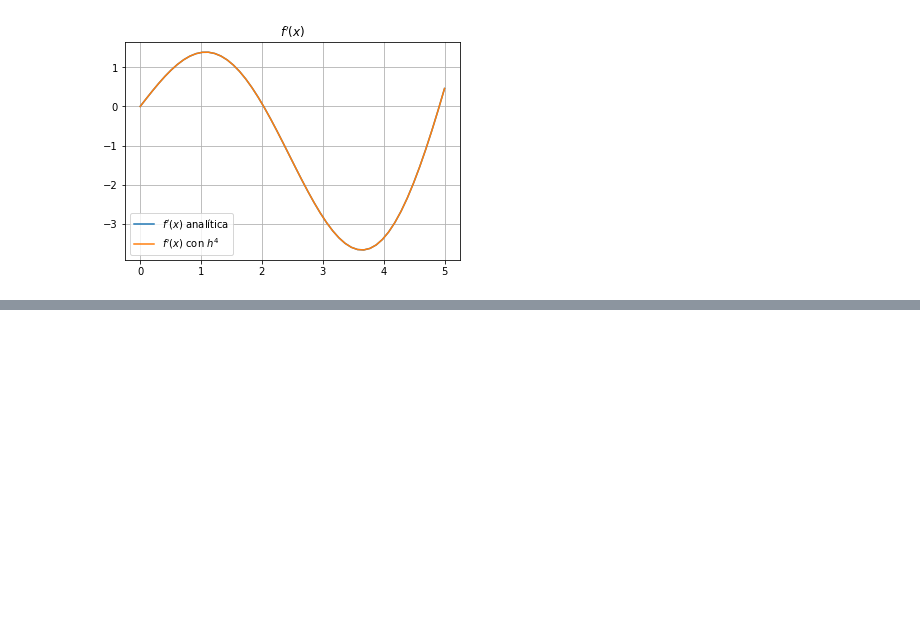
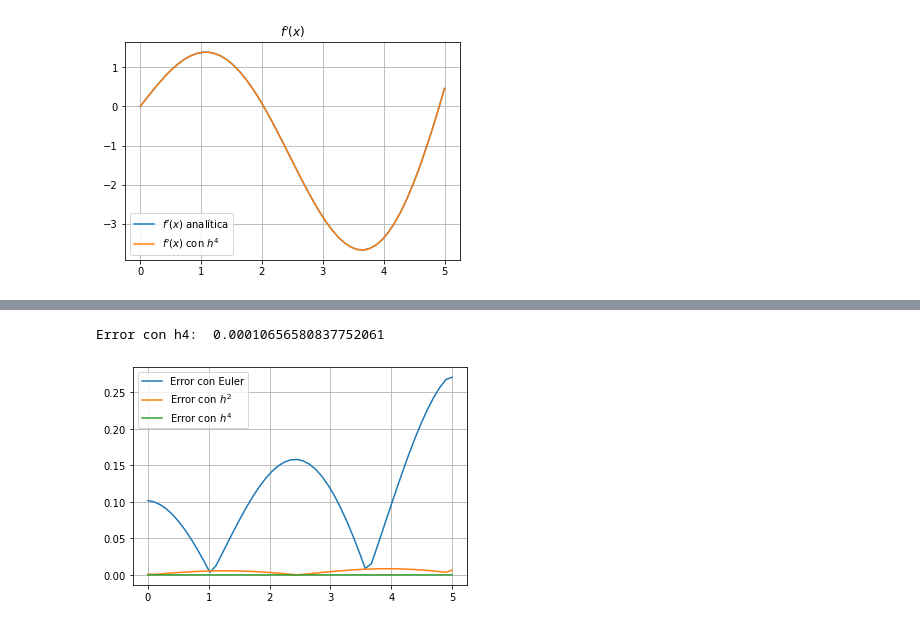
Before and after one commit to richmf/NotitasFisComp25-2, a Jupyter notebook: Clase 5 derivadas.ipynb, the cells around one changed output, grey strips where cells are left out. Drawn from its saved outputs; the diff is of its cells as text; code cells hidden in the pictures; blank space fills up the shorter version.

```diff
--- a/Clase 5 derivadas.ipynb
+++ b/Clase 5 derivadas.ipynb
@@ -195,0 +201,22 @@ plt.show()
+# %%
+error_h4 = abs(dy-dy_h4)
+print('Error con h4: ' , error_h4.max() )
+# %% [output]
+Error con h4:  0.00010656580837752061
+# %%
+x = np.linspace(0,5,50)
+y = x*np.sin(x)
+dy = np.sin(x) + x*np.cos(x)
+dy_euler = deriv_Euler(y,x)
+dy_h2 = deriv_h2(y,x)
+dy_h4 = deriv_h4(y,x)
+error_euler = abs(dy-dy_euler)
+error_h2 = abs(dy-dy_h2)
+error_h4 = abs(dy-dy_h4)
+plt.plot(x,error_euler,label='Error con Euler')
+plt.plot(x,error_h2,label='Error con $h^2$')
+plt.plot(x,error_h4,label='Error con $h^4$')
+plt.grid(),plt.legend()
+plt.show()
+# %% [output]
+[figure, added]
```
Also changed, not shown: parts of 2 cells of this notebook.
